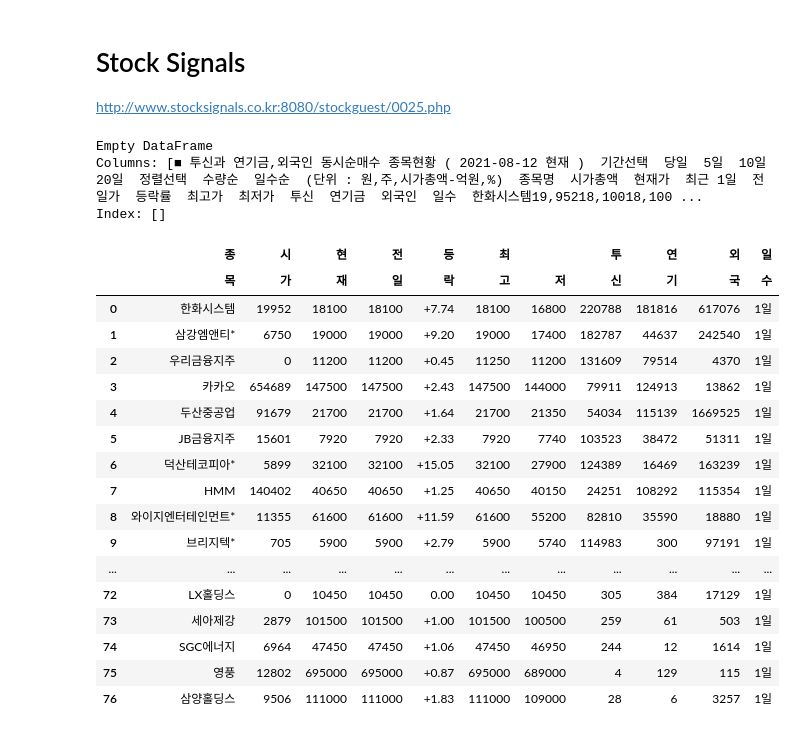
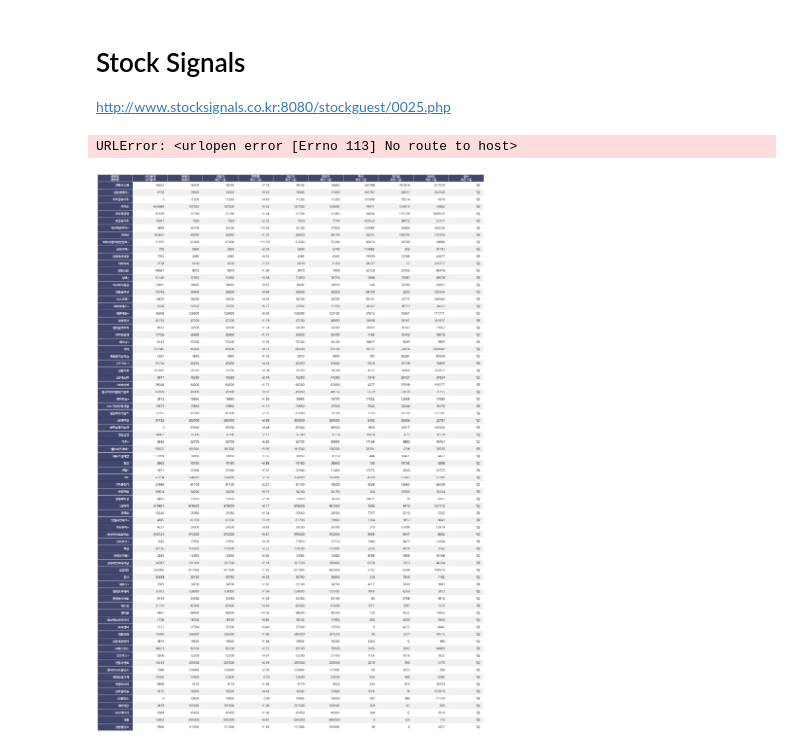
Before and after one commit to pathces-gone/study-python-stock, a Jupyter notebook: chatbot/financeinfo.ipynb, the cells around one changed output. Drawn from its saved outputs; the diff is of its cells as text; code cells hidden in the pictures.

Commit message:
Update - dataframe to image and 'www.stocksignals.co.kr' is inaccessible now.

```diff
--- a/chatbot/financeinfo.ipynb
+++ b/chatbot/financeinfo.ipynb
@@ -160,39 +160,55 @@ df = pd.read_html(html_)[1]
 headers = df.iloc[0]
 headers2 = df.iloc[1]
 
-print(headers)
-print(headers2)
-
 df = pd.DataFrame(df.values[2:], columns=headers)
 df.columns = pd.MultiIndex.from_tuples(zip(headers2,df.columns))
 
 pd.set_option('display.max_rows', 1000)
 pd.set_option('display.width', 1000)
 # %% [output]
-Empty DataFrame
-Columns: [■ 투신과 연기금,외국인 동시순매수 종목현황 ( 2021-08-12 현재 )  기간선택  당일  5일  10일  20일  정렬선택  수량순  일수순  (단위 : 원,주,시가총액-억원,%)  종목명  시가총액  현재가  최근 1일  전일가  등락률  최고가  최저가  투신  연기금  외국인  일수  한화시스템19,95218,10018,100 ...
-Index: []
+URLError: <urlopen error [Errno 113] No route to host>
-# %%
-#df.style.hide_index()
-df
-#print(df.iloc[0:1])
-#print(df)
-# %% [output]
-|  | 종 | 시 | 현 | 전 | 등 | 최 |  | 투 | 연 | 외 | 일 |
-|  | 목 | 가 | 재 | 일 | 락 | 고 | 저 | 신 | 기 | 국 | 수 |
-| 0 | 한화시스템 | 19952 | 18100 | 18100 | +7.74 | 18100 | 16800 | 220788 | 181816 | 617076 | 1일 |
-| 1 | 삼강엠앤티* | 6750 | 19000 | 19000 | +9.20 | 19000 | 17400 | 182787 | 44637 | 242540 | 1일 |
-| 2 | 우리금융지주 | 0 | 11200 | 11200 | +0.45 | 11250 | 11200 | 131609 | 79514 | 4370 | 1일 |
-| 3 | 카카오 | 654689 | 147500 | 147500 | +2.43 | 147500 | 144000 | 79911 | 124913 | 13862 | 1일 |
-| 4 | 두산중공업 | 91679 | 21700 | 21700 | +1.64 | 21700 | 21350 | 54034 | 115139 | 1669525 | 1일 |
-| 5 | JB금융지주 | 15601 | 7920 | 7920 | +2.33 | 7920 | 7740 | 103523 | 38472 | 51311 | 1일 |
-| 6 | 덕산테코피아* | 5899 | 32100 | 32100 | +15.05 | 32100 | 27900 | 124389 | 16469 | 163239 | 1일 |
-| 7 | HMM | 140402 | 40650 | 40650 | +1.25 | 40650 | 40150 | 24251 | 108292 | 115354 | 1일 |
-| 8 | 와이지엔터테인먼트* | 11355 | 61600 | 61600 | +11.59 | 61600 | 55200 | 82810 | 35590 | 18880 | 1일 |
-| 9 | 브리지텍* | 705 | 5900 | 5900 | +2.79 | 5900 | 5740 | 114983 | 300 | 97191 | 1일 |
-| ... | ... | ... | ... | ... | ... | ... | ... | ... | ... | ... | ... |
-| 72 | LX홀딩스 | 0 | 10450 | 10450 | 0.00 | 10450 | 10450 | 305 | 384 | 17129 | 1일 |
-| 73 | 세아제강 | 2879 | 101500 | 101500 | +1.00 | 101500 | 100500 | 259 | 61 | 503 | 1일 |
-| 74 | SGC에너지 | 6964 | 47450 | 47450 | +1.06 | 47450 | 46950 | 244 | 12 | 1614 | 1일 |
-| 75 | 영풍 | 12802 | 695000 | 695000 | +0.87 | 695000 | 689000 | 4 | 129 | 115 | 1일 |
-| 76 | 삼양홀딩스 | 9506 | 111000 | 111000 | +1.83 | 111000 | 109000 | 28 | 6 | 3257 | 1일 |
+# %%
+import pandas as pd
+import numpy as np
+import matplotlib.pyplot as plt
+import six
+
+plt.rc('font', family='NanumGothic')
+plt.rcParams['axes.unicode_minus'] = False
+
+def render_mpl_table(data, col_width=3.0, row_height=0.625, font_size=14,
+                     header_color='#40466e', row_colors=['#f1f1f2', 'w'], edge_color='w',
+                     bbox=[0, 0, 1, 1], header_columns=0,
+                     ax=None, **kwargs):
+  if ax is None:
+    size = (np.array(data.shape[::-1]) + np.array([0, 1])) * np.array([col_width, row_height])
+    fig, ax = plt.subplots(figsize=size)
+    ax.axis('off')
+
+  col = []
+  for i in range(len(data.columns)):
+    col.append((data.columns[i][0] + '\n' + data.columns[i][1]))
+
+  mpl_table = ax.table(cellText=data.values, bbox=bbox, colLabels=col, **kwargs)
+
+  mpl_table.auto_set_font_size(False)
+  mpl_table.set_fontsize(font_size)
+
+  for k, cell in  six.iteritems(mpl_table._cells):
+    cell.set_edgecolor(edge_color)
+    if k[0] == 0 or k[1] < header_columns:
+      cell.set_text_props(weight='bold', color='w')
+      cell.set_facecolor(header_color)
+    else:
+      cell.set_facecolor(row_colors[k[0]%len(row_colors) ])
+  return ax
+
+render_mpl_table(df, header_columns=1, col_width=3.0)
+
+def get_report_time():
+  return datetime.datetime.now().strftime("%Y%m%d")
+
+plt.savefig('../report/%s-%s.png'%('investment-fund', get_report_time()))
+#plt.close()
+# %% [output]
+[figure, added]
```
